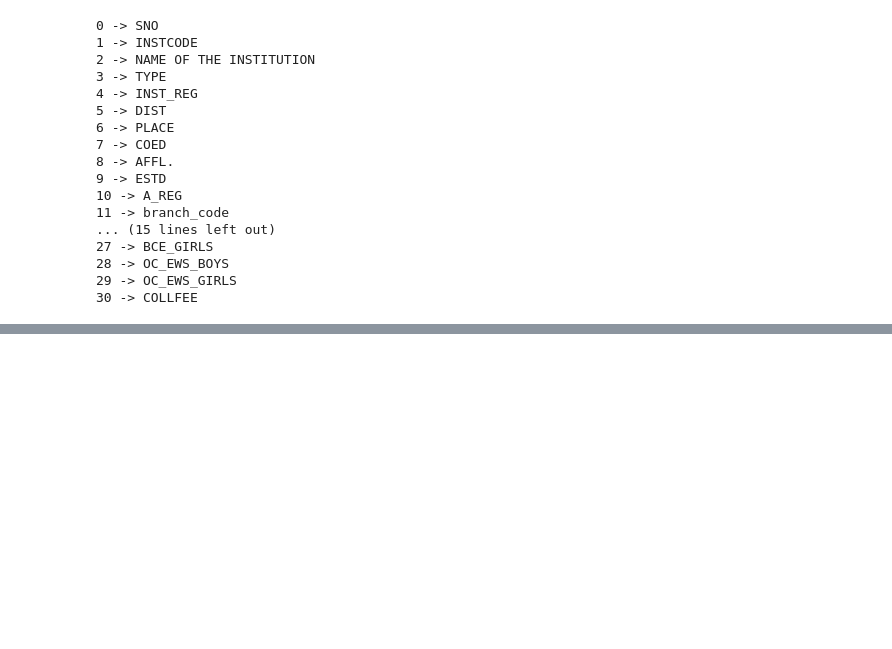
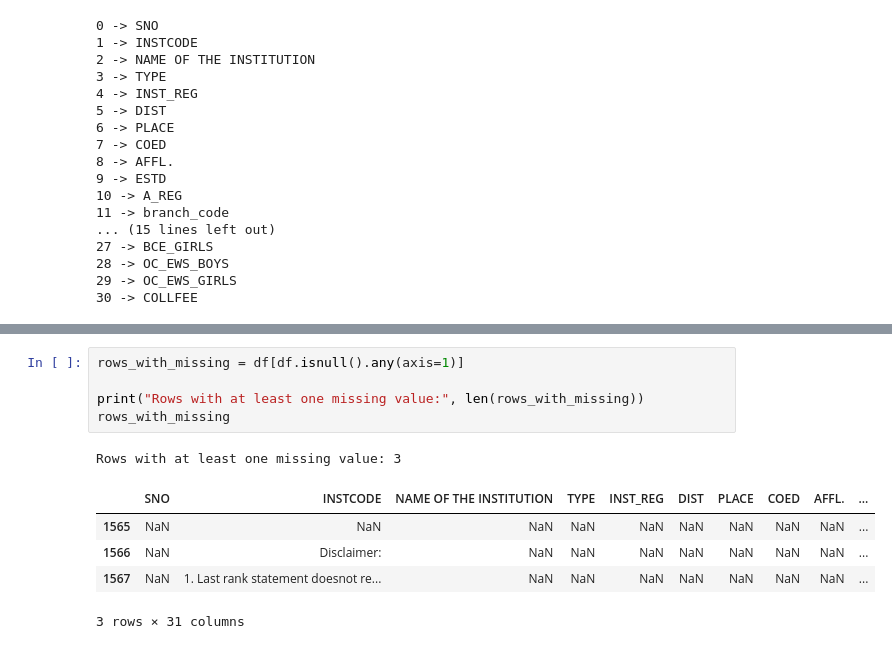
Before and after one commit to pavankumarb26/Eamcet-College-Predicter, a Jupyter notebook: AP_EAMCET_College_Prediction.ipynb, the cells around one changed output, grey strips where cells are left out. Saved outputs shown, nothing was run; the diff lists cells and outputs as text; blank space fills up the shorter version.

```diff
--- a/AP_EAMCET_College_Prediction.ipynb
+++ b/AP_EAMCET_College_Prediction.ipynb
@@ -41,0 +96,12 @@ for i, col in enumerate(df.columns):
+# %%
+rows_with_missing = df[df.isnull().any(axis=1)]
+
+print("Rows with at least one missing value:", len(rows_with_missing))
+rows_with_missing
+# %% [output]
+Rows with at least one missing value: 3
+|  | SNO | INSTCODE | NAME OF THE INSTITUTION | TYPE | INST_REG | DIST | PLACE | COED | AFFL. | ... |
+| 1565 | NaN | NaN | NaN | NaN | NaN | NaN | NaN | NaN | NaN | ... |
+| 1566 | NaN | Disclaimer: | NaN | NaN | NaN | NaN | NaN | NaN | NaN | ... |
+| 1567 | NaN | 1. Last rank statement doesnot re... | NaN | NaN | NaN | NaN | NaN | NaN | NaN | ... |
+3 rows × 31 columns
```
Also changed, not shown: parts of 25 cells of this notebook.
